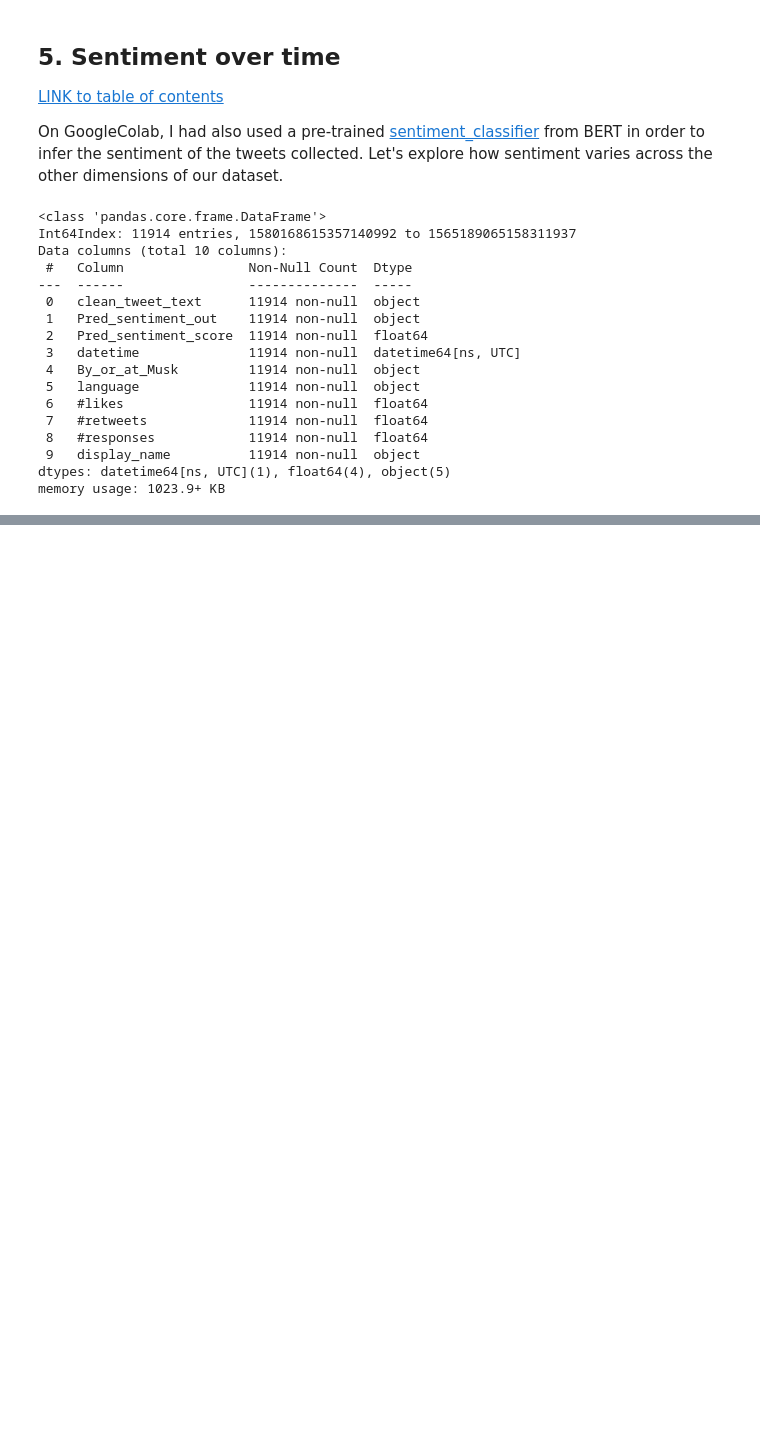
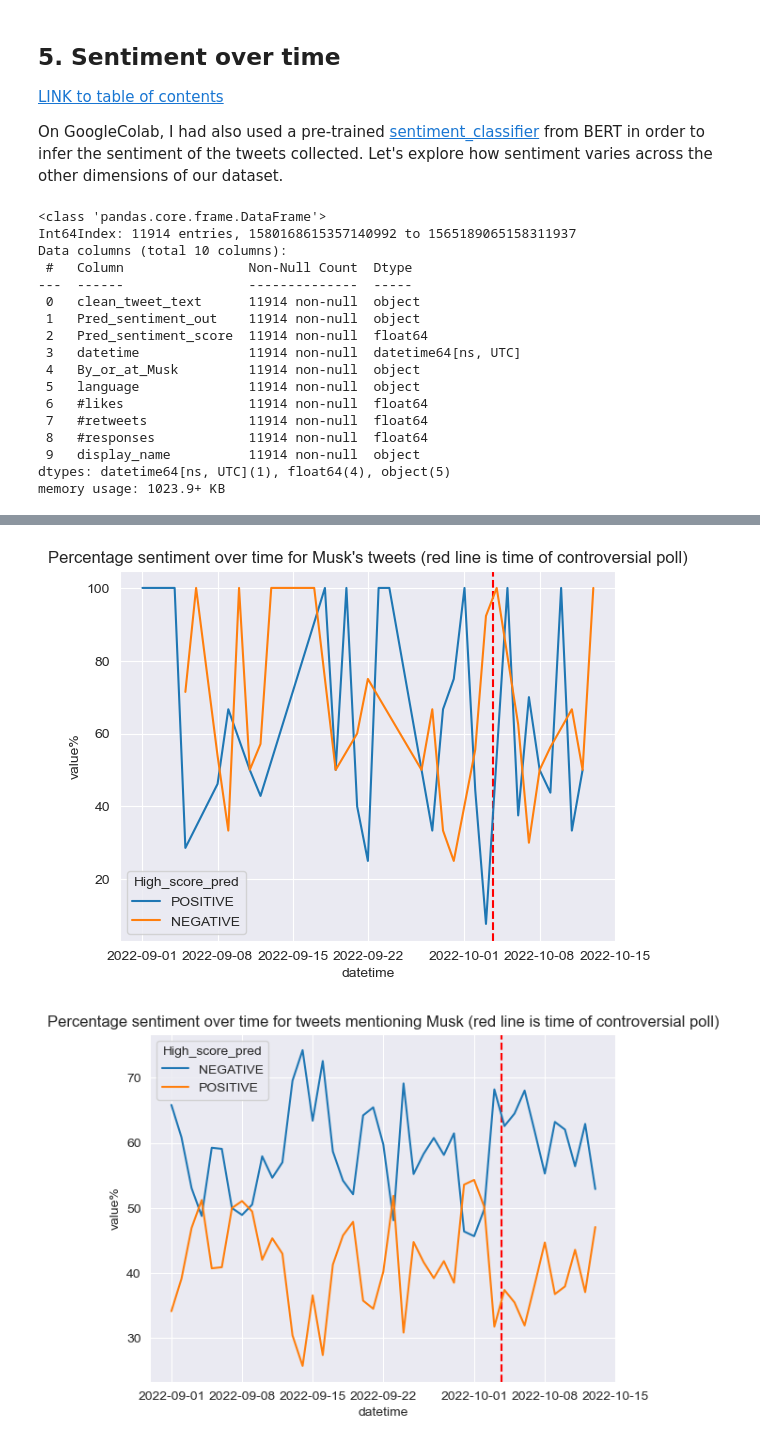
Before and after one commit to Ioana-P/twitter_topic_and_sentiment_tracking, a Jupyter notebook: 2. Topic_modelling_with_BERT.ipynb, the cells around one changed output, grey strips where cells are left out. Cells and saved outputs as stored; diff of their text form; code cells hidden in the pictures; blank space fills up the shorter version.

```diff
--- a/2. Topic_modelling_with_BERT.ipynb
+++ b/2. Topic_modelling_with_BERT.ipynb
@@ -166,0 +204,27 @@ plotly.pl
+# %%
+sent_90 = sent[['datetime', 'By_or_at_Musk', 'Pred_sentiment_out', 'Pred_sentiment_score']].copy()
+sent_90['High_score_pred'] = 'NEUTRAL'
+sent_90.loc[sent_90.Pred_sentiment_score>=0.99, 'High_score_pred'] = sent_90['Pred_sentiment_out']
+sent_90 = sent_90.loc[sent_90.High_score_pred!='NEUTRAL']
+
+sent_agg = sent_90[['datetime', 'By_or_at_Musk', 'High_score_pred']].groupby([pd.Grouper(key='datetime', freq='D'),
+                        'By_or_at_Musk', 'High_score_pred']).size().reset_index().rename({0:'value'}, axis=1)
+
+sent_agg['value%'] = 100*sent_agg['value'] / sent_agg.groupby([
+                        pd.Grouper(key='datetime', freq='D'),
+                        'By_or_at_Musk',])['value'].transform('sum')
+# sent_agg
+sent_agg.to_csv(str(viz_path/'sent_agg_simple_D_over_99.csv'))
+
+plt.title('Percentage sentiment over time for Musk\'s tweets (red line is time of controversial poll)')
+plt.axvline(cutoff_date,0, sent_agg.value.max(), linestyle='dashed', color='red')
+sns.lineplot(data=sent_agg.loc[sent_agg.By_or_at_Musk=='By @elonmusk'], x ='datetime', y='value%', hue='High_score_pred')
+plt.show()
+###########
+plt.title('Percentage sentiment over time for tweets mentioning Musk (red line is time of controversial poll)')
+plt.axvline(cutoff_date,0, sent_agg.value.max(), linestyle='dashed', color='red')
+sns.lineplot(data=sent_agg.loc[sent_agg.By_or_at_Musk=='Mentions @elonmusk'], x ='datetime', y='value%', hue='High_score_pred')
+plt.show()
+# %% [output]
+[figure, added]
+[figure, added]
```
Also changed, not shown: parts of 34 cells of this notebook.
